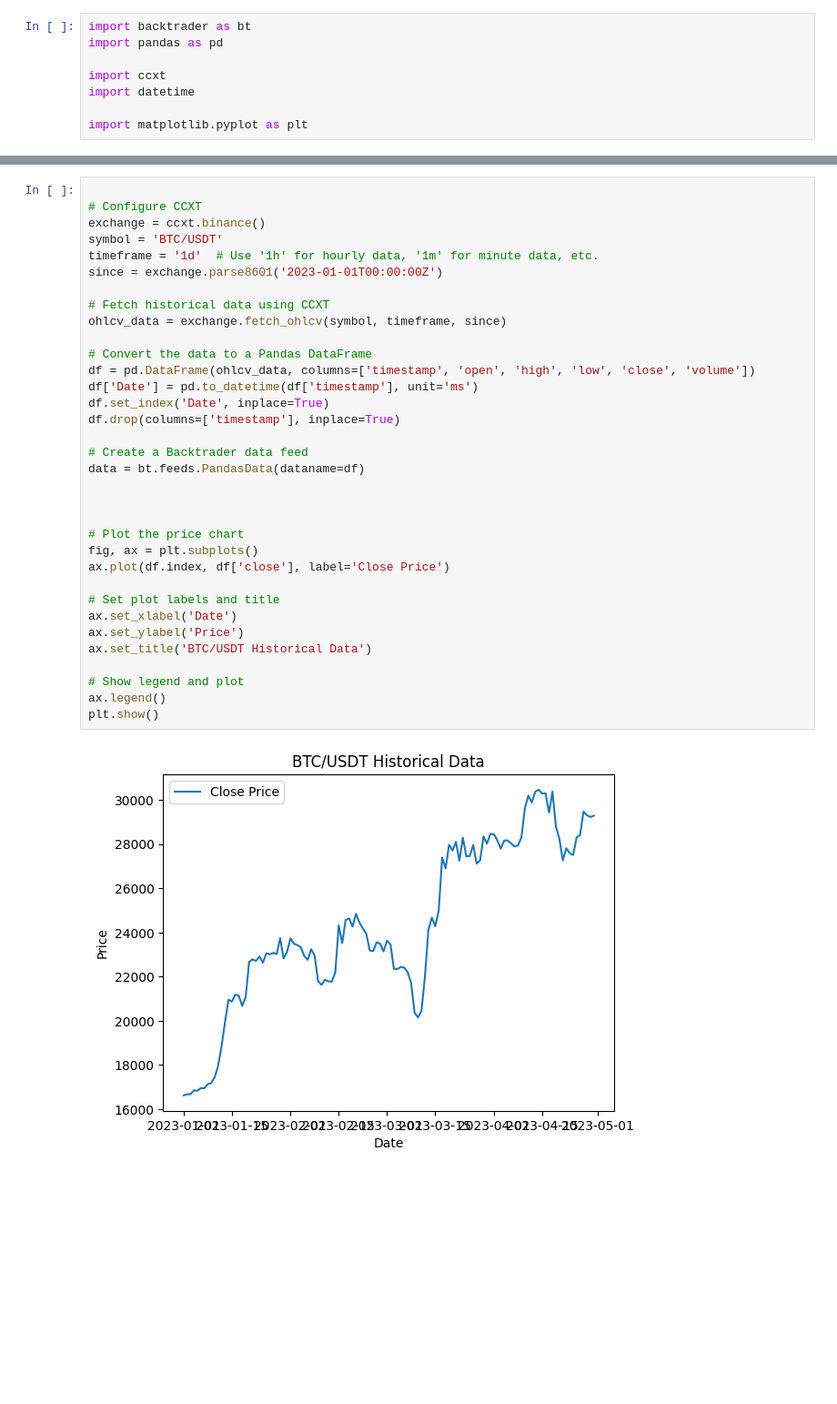
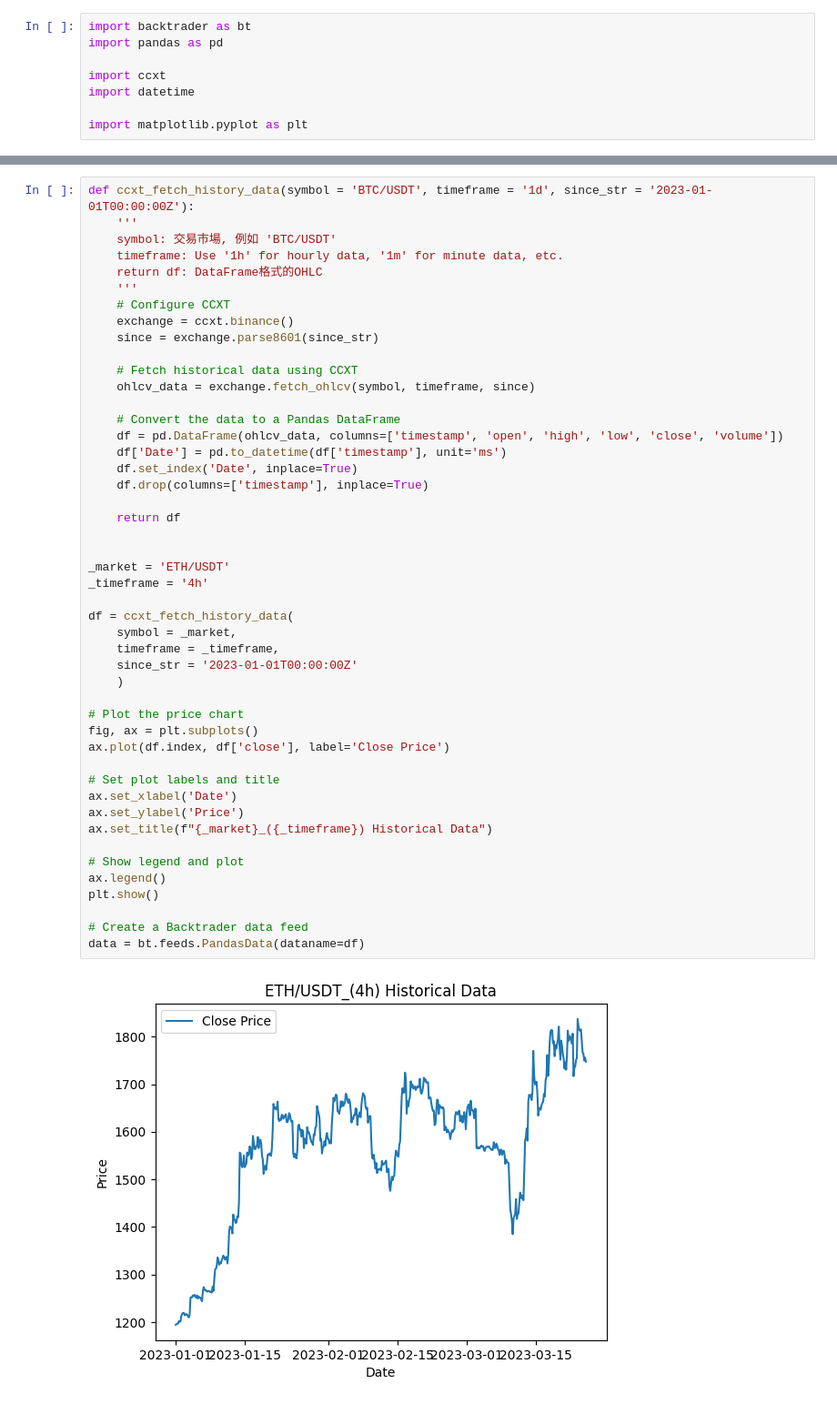
Before and after one commit to hughman1986/backtester_project2023, a Jupyter notebook: backtest_code1.ipynb, the cells around one changed output, grey strips where cells are left out. Shown at 91% size. Saved outputs shown, nothing was run; the diff lists cells and outputs as text; blank space fills up the shorter version.

```diff
--- a/backtest_code1.ipynb
+++ b/backtest_code1.ipynb
@@ -42,41 +109,54 @@ class SMACrossover(bt.Strategy):
             self.order = self.sell()
             self.log('SELL CREATE, %.2f' % self.data.close[0])
 # %%
+def ccxt_fetch_history_data(symbol = 'BTC/USDT', timeframe = '1d', since_str = '2023-01-01T00:00:00Z'):
+    '''
+    symbol: 交易市場, 例如 'BTC/USDT'
+    timeframe: Use '1h' for hourly data, '1m' for minute data, etc.
+    return df: DataFrame格式的OHLC
+    '''
+    # Configure CCXT
+    exchange = ccxt.binance()
+    since = exchange.parse8601(since_str)
 
-# Configure CCXT
-exchange = ccxt.binance()
-symbol = 'BTC/USDT'
-timeframe = '1d'  # Use '1h' for hourly data, '1m' for minute data, etc.
-since = exchange.parse8601('2023-01-01T00:00:00Z')
+    # Fetch historical data using CCXT
+    ohlcv_data = exchange.fetch_ohlcv(symbol, timeframe, since)
 
-# Fetch historical data using CCXT
-ohlcv_data = exchange.fetch_ohlcv(symbol, timeframe, since)
+    # Convert the data to a Pandas DataFrame
+    df = pd.DataFrame(ohlcv_data, columns=['timestamp', 'open', 'high', 'low', 'close', 'volume'])
+    df['Date'] = pd.to_datetime(df['timestamp'], unit='ms')
+    df.set_index('Date', inplace=True)
+    df.drop(columns=['timestamp'], inplace=True)
 
-# Convert the data to a Pandas DataFrame
-df = pd.DataFrame(ohlcv_data, columns=['timestamp', 'open', 'high', 'low', 'close', 'volume'])
-df['Date'] = pd.to_datetime(df['timestamp'], unit='ms')
-df.set_index('Date', inplace=True)
-df.drop(columns=['timestamp'], inplace=True)
-
-# Create a Backtrader data feed
-data = bt.feeds.PandasData(dataname=df)
+    return df
 
 
+_market = 'ETH/USDT'
+_timeframe = '4h'
+
+df = ccxt_fetch_history_data(
+    symbol = _market,
+    timeframe = _timeframe,
+    since_str = '2023-01-01T00:00:00Z'
+    )
 
 # Plot the price chart
 fig, ax = plt.subplots()
 ax.plot(df.index, df['close'], label='Close Price')
 
 # Set plot labels and title
 ax.set_xlabel('Date')
 ax.set_ylabel('Price')
-ax.set_title('BTC/USDT Historical Data')
+ax.set_title(f"{_market}_({_timeframe}) Historical Data")
 
 # Show legend and plot
 ax.legend()
 plt.show()
+
+# Create a Backtrader data feed
+data = bt.feeds.PandasData(dataname=df)
 # %% [output]
-[figure, old version]
+[figure, new version]
 # %%
 def run_backtest(strategy, fast_sma_period, slow_sma_period, cash, plot=True):
     cerebro = bt.Cerebro()
```
Also changed, not shown: parts of 4 cells of this notebook.
